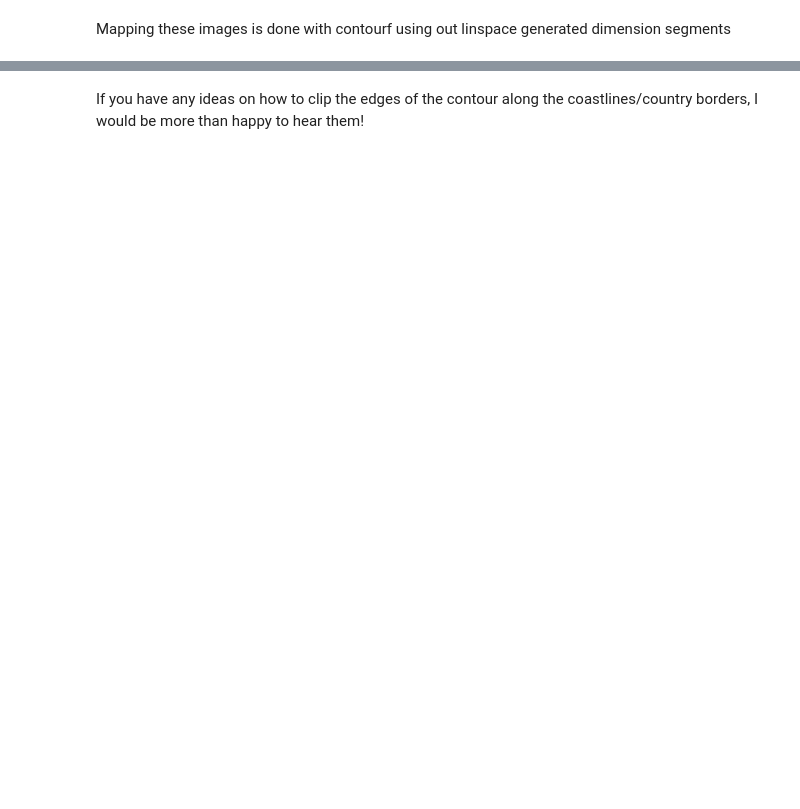
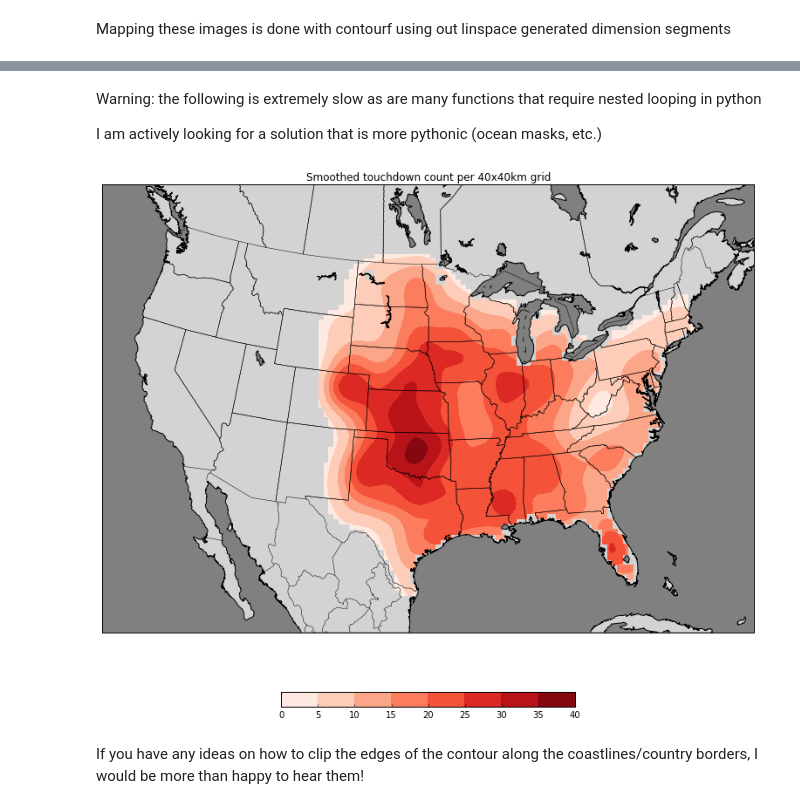
Before and after one commit to ahaberlie/ahaberlie.github.io_old, a Jupyter notebook: tornado_touchdown_density.ipynb, the cells around one changed output, grey strips where cells are left out. Saved outputs shown, nothing was run; the diff lists cells and outputs as text; code cells hidden in the pictures; blank space fills up the shorter version.

Commit message:
Added ocean clipping attempt

```diff
--- a/tornado_touchdown_density.ipynb
+++ b/tornado_touchdown_density.ipynb
@@ -194,2 +202,26 @@ plt.tight_layout()
+# %% [markdown]
+Warning: the following is extremely slow as are many functions that require nested looping in python
+
+I am actively looking for a solution that is more pythonic (ocean masks, etc.)
+# %%
+for i in range(0,len(xi)):
+    for j in range(0,len(yi)):
+        x = xi[i]
+        y = yi[j]
+        if not m.is_land(x,y):
+            grid_smooth[j,i] = None
+
+plt.contourf(xi,yi,grid_smooth,cmap=plt.cm.get_cmap('Reds'),zorder=2)
+plt.colorbar(shrink=.4,pad=.1,orientation='horizontal')
+m.drawcoastlines()
+m.drawstates()
+m.drawcountries()
+m.drawmapboundary(fill_color='gray')
+m.fillcontinents(color='lightgray',lake_color='gray')
+plt.title("Smoothed touchdown count per " + str(xres) + "x" + str(yres) + "km grid")
+
+plt.tight_layout()
+# %% [output]
+[figure, added]
 # %% [markdown]
 If you have any ideas on how to clip the edges of the contour along the coastlines/country borders, I would be more than happy to hear them!
```
Also changed, not shown: parts of 11 cells of this notebook.
